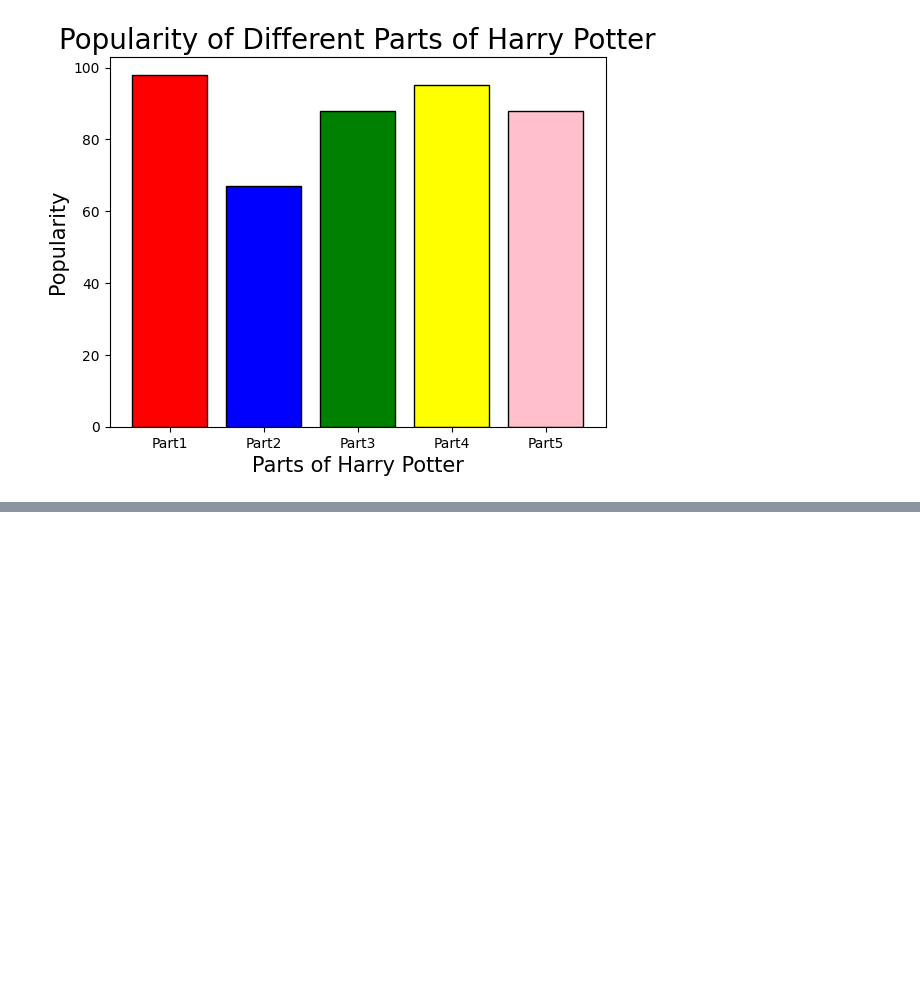
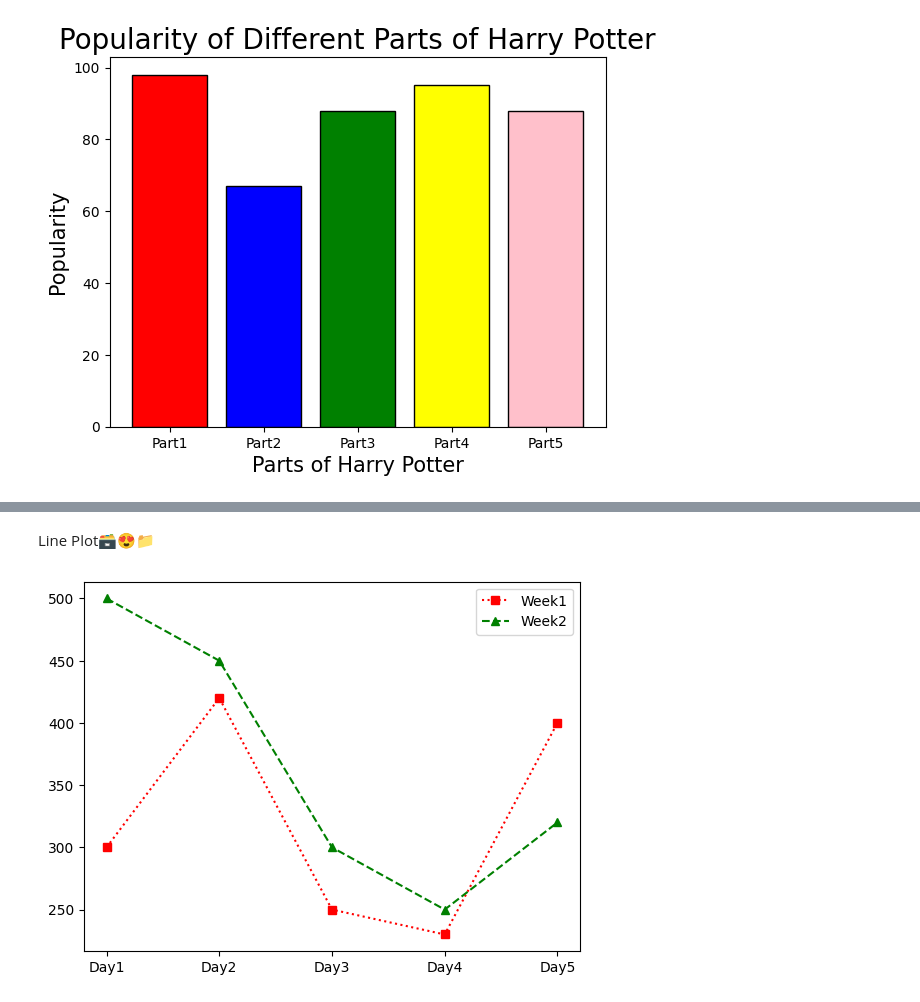
Before and after one commit to GulamAnsari12/Full-Python, a Jupyter notebook: Matplotlib.ipynb, the cells around one changed output, grey strips where cells are left out. Drawn from its saved outputs; the diff is of its cells as text; code cells hidden in the pictures; blank space fills up the shorter version.

```diff
--- a/Matplotlib.ipynb
+++ b/Matplotlib.ipynb
@@ -17,0 +48,14 @@ plt.show()
+# %% [markdown]
+Line Plot🗃️😍📁
+# %%
+x = ["Day1","Day2","Day3","Day4","Day5"]
+y = [300,420,250,230,400]
+y1 = [500,450,300,250,320]
+
+plt.plot(x,y, marker = "s", ls = ":", color = "red", label = "Week1" )
+plt.plot(x,y1, marker = "^", ls = "--", color = "green", label = "Week2")
+plt.legend()
+
+plt.show()
+# %% [output]
+[figure, added]
```
Also changed, not shown: parts of 42 cells of this notebook, 4 other files.
